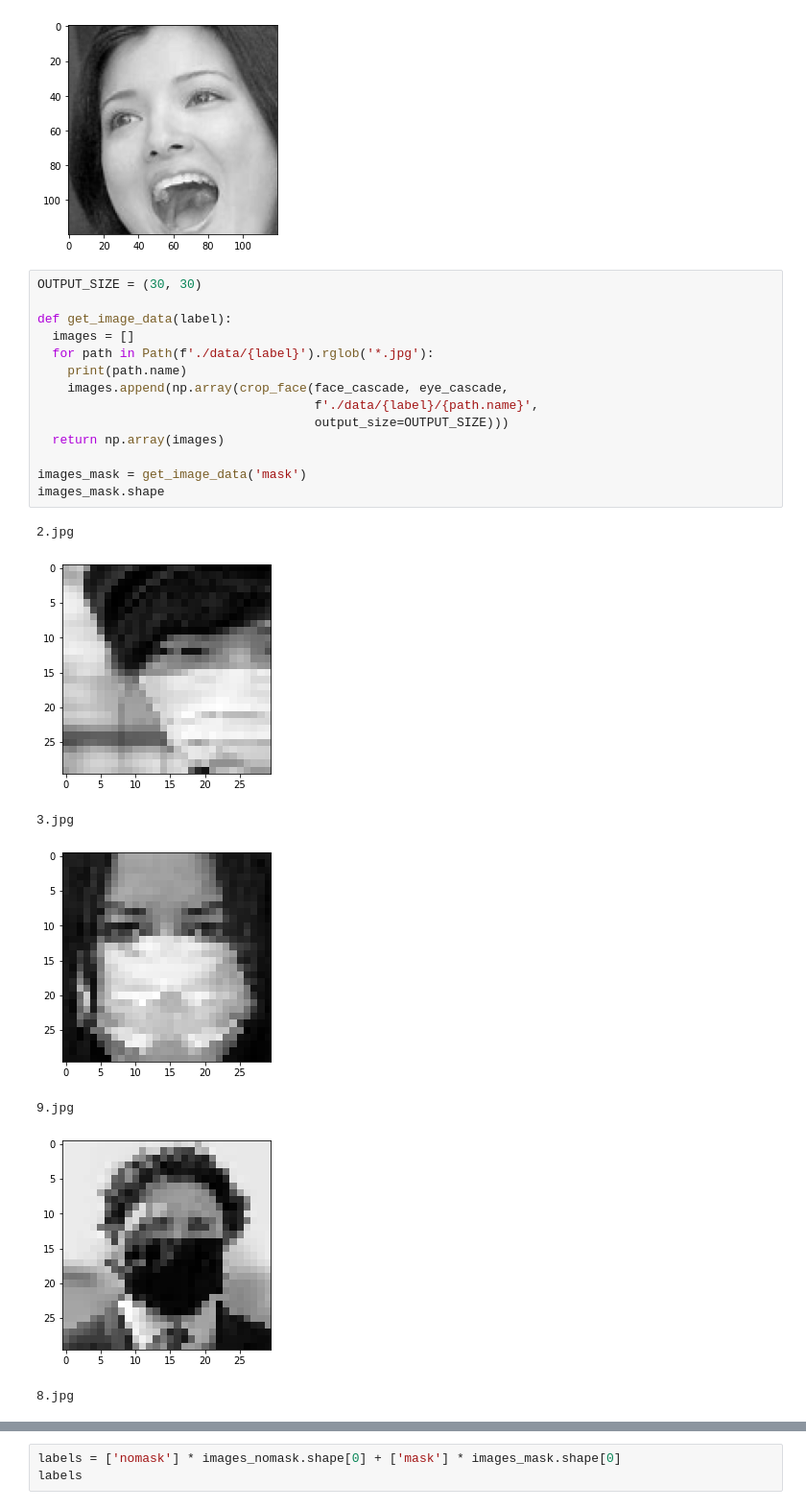
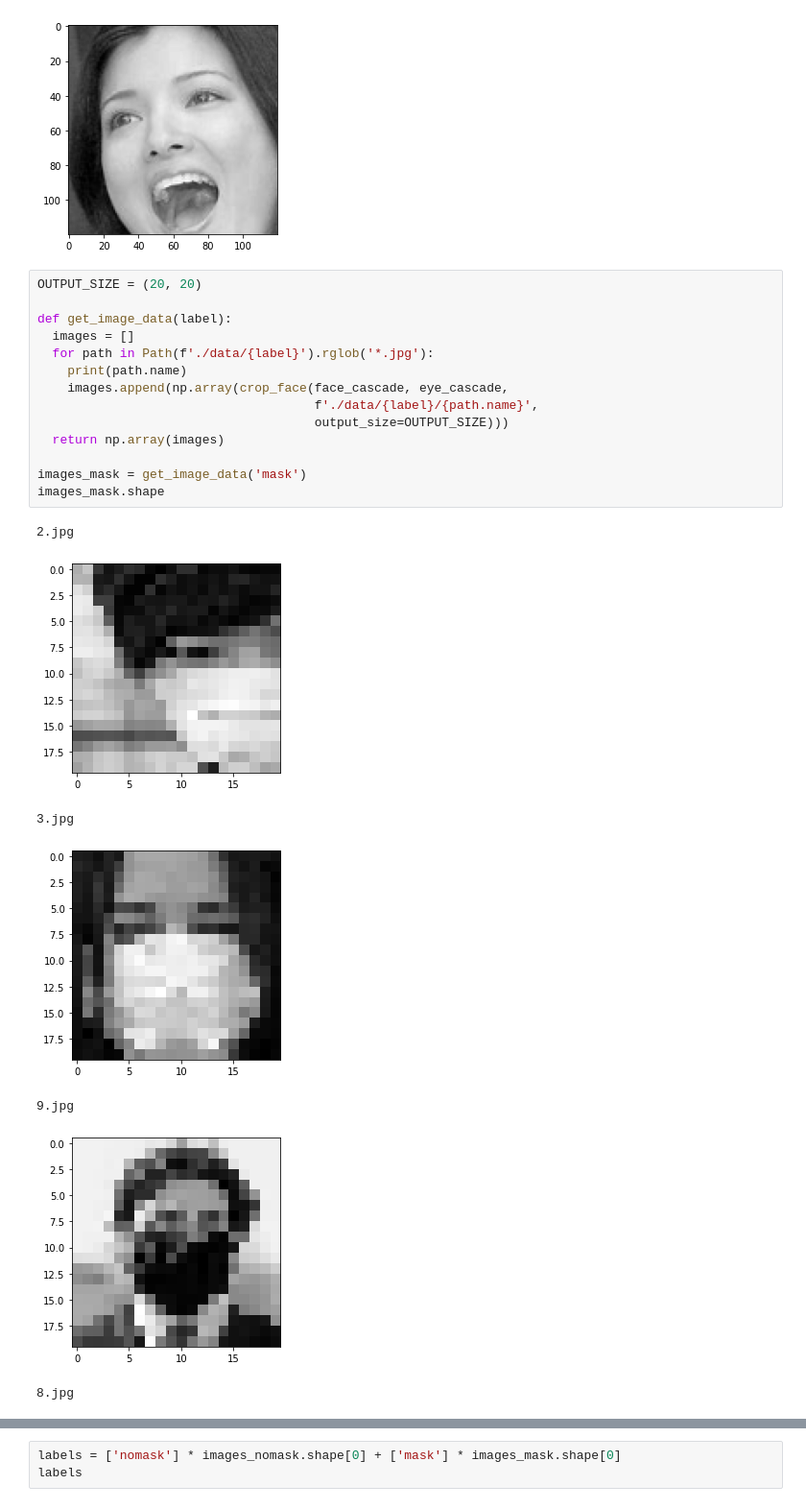
Before and after one commit to lisaong/stackup-workshops, a Jupyter notebook: mask-or-not/mask_or_not.ipynb, the cells around one changed output, grey strips where cells are left out. Shown at 96% size. Saved outputs shown, nothing was run; the diff lists cells and outputs as text.

```diff
--- a/mask-or-not/mask_or_not.ipynb
+++ b/mask-or-not/mask_or_not.ipynb
@@ -106,24 +106,24 @@ crop_face(face_cascade, eye_cascade, './data/no_mask/1.jpg');
 # %% [output]
 [figure]
 # %%
-OUTPUT_SIZE = (30, 30)
+OUTPUT_SIZE = (20, 20)
 
 def get_image_data(label):
   images = []
   for path in Path(f'./data/{label}').rglob('*.jpg'):
     print(path.name)
     images.append(np.array(crop_face(face_cascade, eye_cascade,
                                      f'./data/{label}/{path.name}',
                                      output_size=OUTPUT_SIZE)))
   return np.array(images)
 
 images_mask = get_image_data('mask')
 images_mask.shape
 # %% [output]
 2.jpg
-[figure, old version]
+[figure, new version]
 3.jpg
-[figure, old version]
+[figure, new version]
 9.jpg
-[figure, old version]
+[figure, new version]
 8.jpg
```
Also changed, not shown: parts of 14 cells of this notebook.
